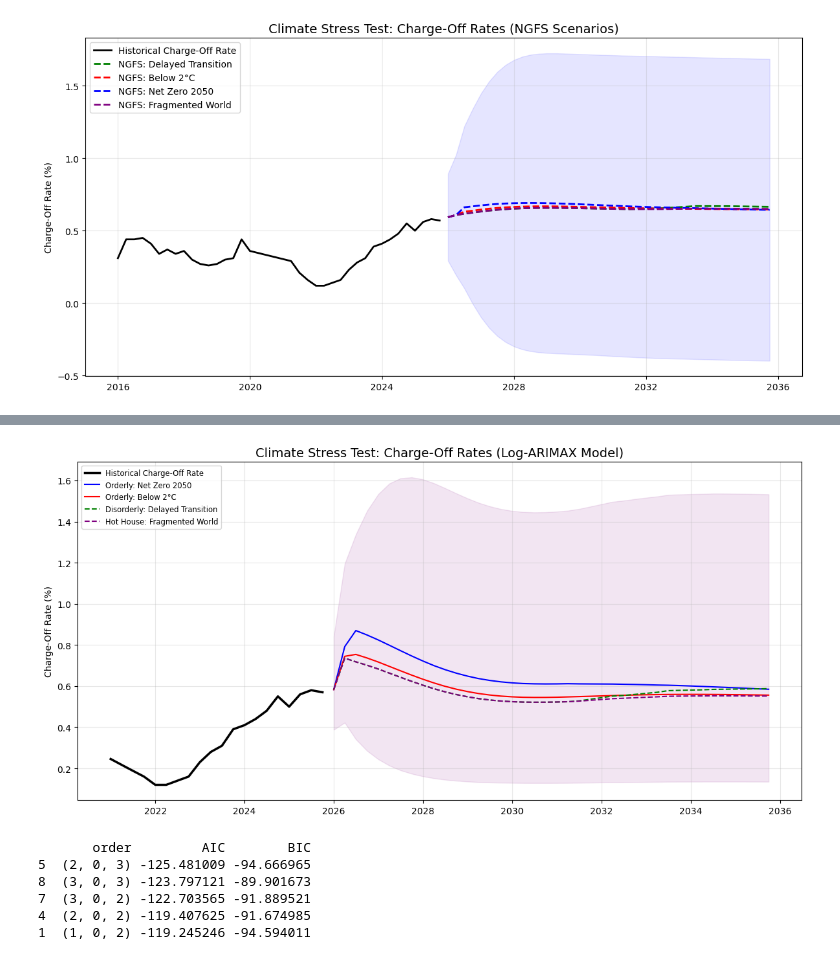
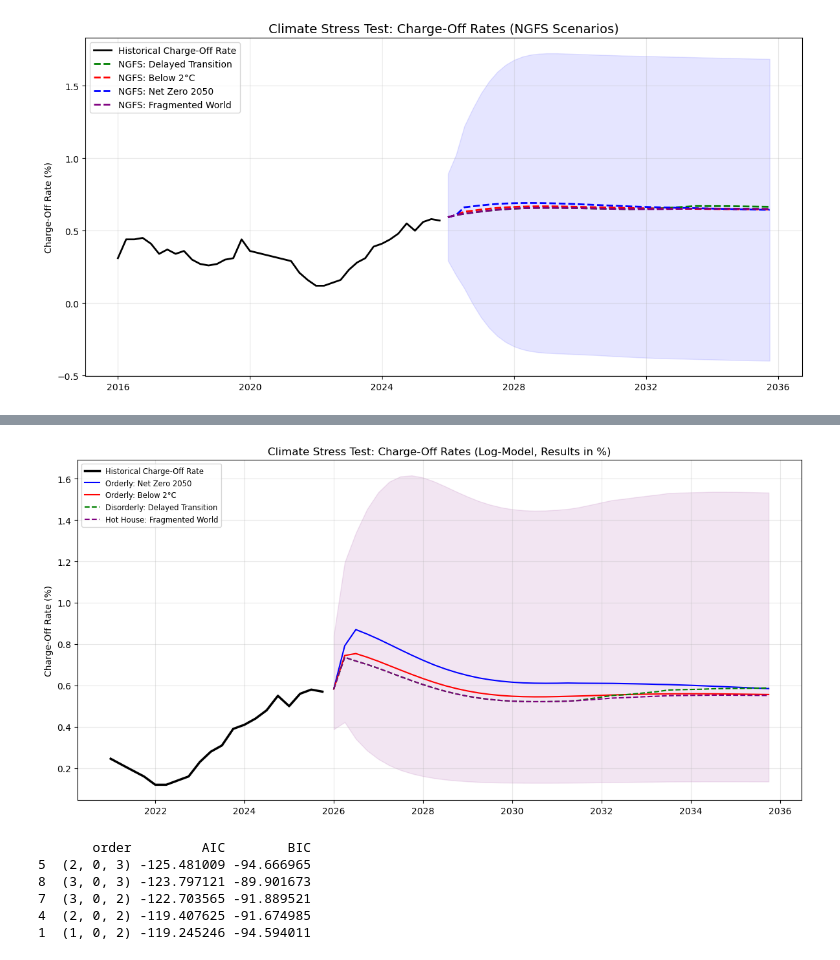
Before and after one commit to gpointd/ECON-522-Forecasting-Project, a Jupyter notebook: Climate Data/cleaner_analysis_riddhi.ipynb, the cells around one changed output, grey strips where cells are left out. Saved outputs shown, nothing was run; the diff lists cells and outputs as text; code cells hidden in the pictures.

Commit message:
updated model

```diff
--- a/Climate Data/cleaner_analysis_riddhi.ipynb
+++ b/Climate Data/cleaner_analysis_riddhi.ipynb
@@ -2631,35 +2675,35 @@ linestyles = {
     "Net Zero 2050": "-",
     "Below 2°C": "-",
     "Delayed transition": "--",
     "Fragmented World": "--"
 }
 
 for key in scenarios:
     plt.plot(
         forecast_dates,
         pred_mean[key],
         label=scenarios[key],
         color=colors[key],
         linestyle=linestyles[key]
     )
 
 # Confidence interval (Fragmented World)
 plt.fill_between(
     forecast_dates,
     conf_int["Fragmented World"]['lower'],
     conf_int["Fragmented World"]['upper'],
     color='purple',
     alpha=0.1
 )
 
-plt.title('Climate Stress Test: Charge-Off Rates (Log-ARIMAX Model)', fontsize=14)
+plt.title('Climate Stress Test: Charge-Off Rates (Log-Model, Results in %)')
 plt.ylabel('Charge-Off Rate (%)')
 plt.legend(loc='upper left', fontsize='small')
 plt.grid(True, alpha=0.3)
 plt.tight_layout()
 plt.show()
 # %% [output]
-[figure, old version]
+[figure, new version]
 # %%
 import itertools
 
```
Also changed, not shown: parts of 8 cells of this notebook.
